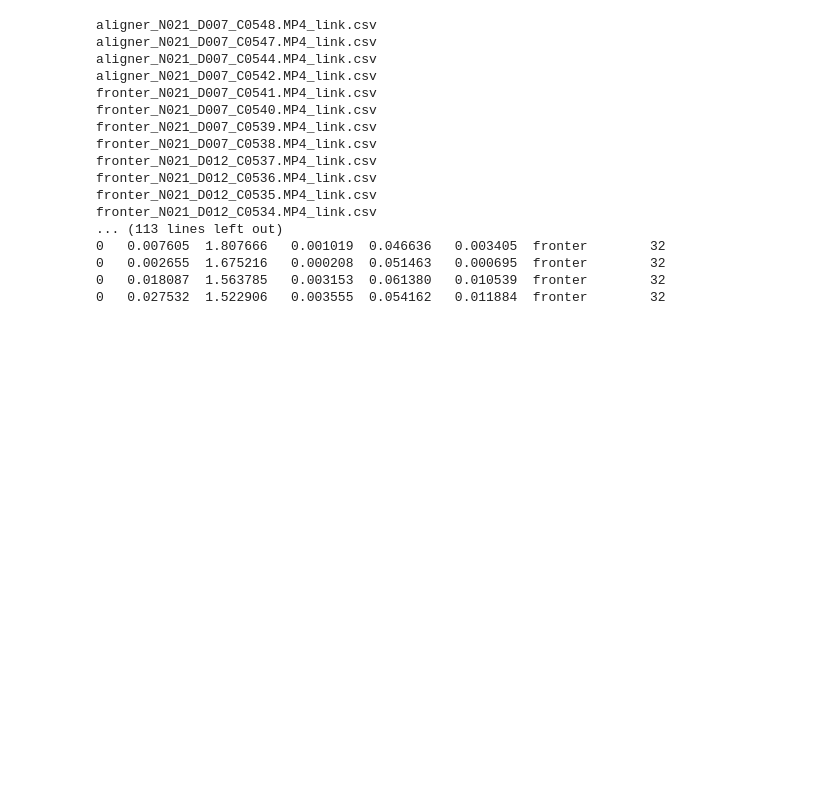
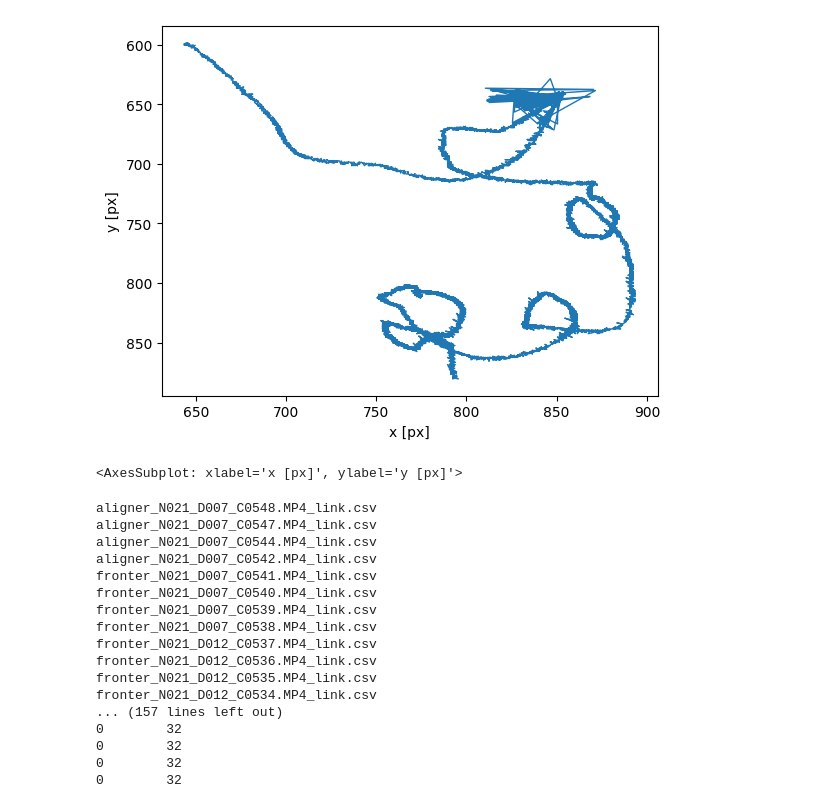
Before and after one commit to complex-lab/robotic_swarms, a Jupyter notebook: power_law_vs_Diameter_21bots.ipynb, the cells around one changed output. Cells and saved outputs as stored; diff of their text form; code cells hidden in the pictures; blank space fills up the shorter version.

```diff
--- a/power_law_vs_Diameter_21bots.ipynb
+++ b/power_law_vs_Diameter_21bots.ipynb
@@ -52,3 +145,8 @@ all_data.to_csv(passive_path+'\\all_linking_passive_data_21bots.csv')
+# %%
+tp.plot_traj(relevant_data_try)
+# %% [output]
+[figure, added]
+<AxesSubplot: xlabel='x [px]', ylabel='y [px]'>
 # %%
 arenaSizePixels = 1090 # [pixels]
 arenaSizeCm = 150 # [cm]
@@ -60,13 +158,15 @@ for index,row in expSumPassive.iterrows():
     print(FileName)
     current_data=all_data[(all_data['Filename']==FileName)]
     relevant_data_try = tp.filter_stubs(current_data,threshold=100)
-    max_lagtime=int(len(relevant_data)/3)
-    imsd = tp.imsd(current_data,fps=fps,mpp=mpp,max_lagtime=max_lagtime)
+    max_lagtime=int(len(relevant_data_try)/3)
+    imsd = tp.imsd(relevant_data_try,fps=fps,mpp=mpp,max_lagtime=max_lagtime)
+    #imsd = tp.imsd(current_data,fps=fps,mpp=mpp,max_lagtime=max_lagtime)
     last_imsd_try=imsd.index[-1]
     lag_time_thresh=int(last_imsd_try/150)
     max_lagtime_thresh=int(last_imsd_try/3)
-    relevant_imsd_max=imsd.loc[lag_time_thresh:max_lagtime_thresh]
-    relevant_imsd_min=imsd.loc[10:50]
+    relevant_imsd_max=imsd.loc[2:50]
+    #relevant_imsd_max=imsd.loc[lag_time_thresh:max_lagtime_thresh]
+    relevant_imsd_min=imsd.loc[4:20]
     p0=np.array([2,0.5])
     popt_max,pcov_max = sc.optimize.curve_fit(linear_fit_log,np.log(relevant_imsd_max.index),np.log(relevant_imsd_max.iloc[:,0]),p0=p0)
     perr_max = np.sqrt(np.diag(pcov_max))
@@ -102,11 +202,11 @@ fronter_N021_D012_C0537.MP4_link.csv
 fronter_N021_D012_C0536.MP4_link.csv
 fronter_N021_D012_C0535.MP4_link.csv
 fronter_N021_D012_C0534.MP4_link.csv
-... (113 lines left out)
-0   0.007605  1.807666   0.001019  0.046636   0.003405  fronter        32
-0   0.002655  1.675216   0.000208  0.051463   0.000695  fronter        32
-0   0.018087  1.563785   0.003153  0.061380   0.010539  fronter        32
-0   0.027532  1.522906   0.003555  0.054162   0.011884  fronter        32
+... (157 lines left out)
+0        32
+0        32
+0        32
+0        32
 # %%
 mean_data=power_law.groupby(by=["Bot_Type","diameter"]).mean()
 print(mean_data.loc[("fronter","n_min")])
```
Also changed, not shown: parts of 8 cells of this notebook.
